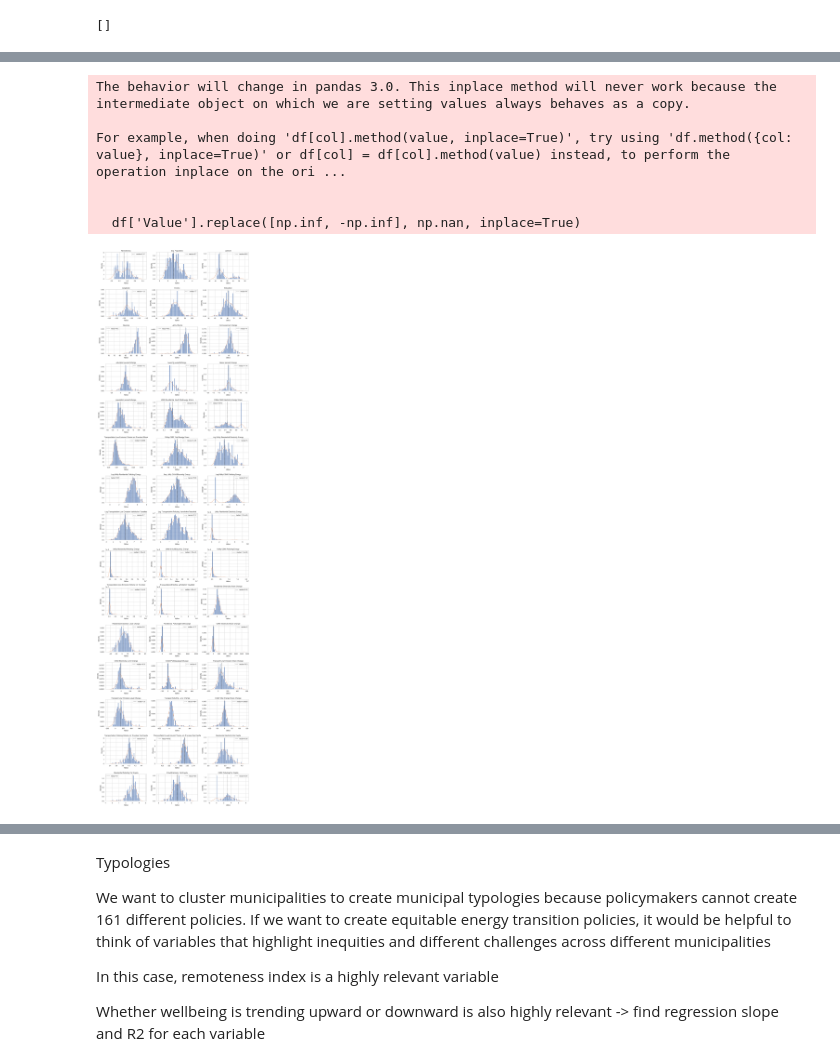
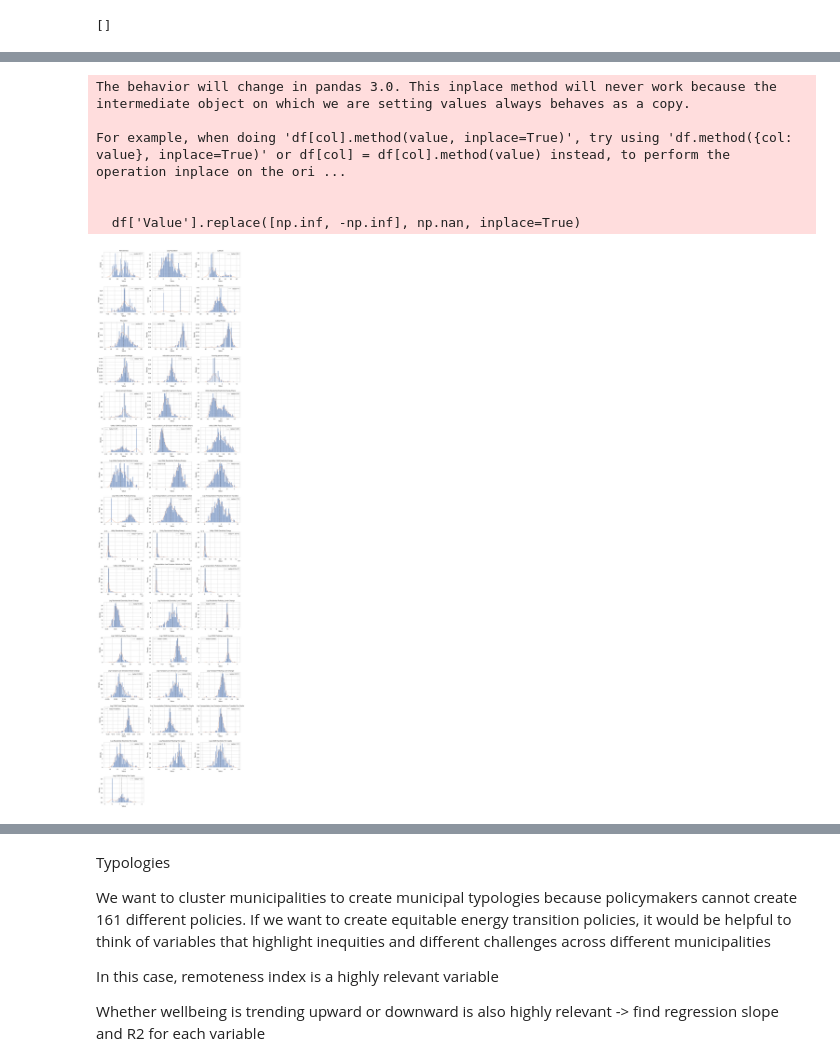
Before and after one commit to AloysioCamposDaPaz/ClusteringForTargetingPolicies, a Jupyter notebook: notebooks/v2_thesis_municipal_energy_transitions_time_series.ipynb, the cells around one changed output, grey strips where cells are left out. Saved outputs shown, nothing was run; the diff lists cells and outputs as text; code cells hidden in the pictures.

```diff
--- a/notebooks/v2_thesis_municipal_energy_transitions_time_series.ipynb
+++ b/notebooks/v2_thesis_municipal_energy_transitions_time_series.ipynb
@@ -125,7 +125,7 @@ Indigenous= ["Sechelt IGD", "Sechelt Ind Gov Dist (Part-Powell River)", "Sechelt
 
 #four_std_dev_outliers = ["Warfield", "Elkford", "Burns Lake", "Kaslo", "Telkwa", "Highlands", "Invermere", "Squamish", "Burnaby"]
 
-outliers_clustering = ["Comox", "Elkford", "Powell River"]
+#outliers_clustering = ["Comox", "Elkford", "Powell River"]
 
 population_below_250 = ["Hazelton", "Lytton", "Silverton", "Wells", "Zeballos", "Tahsis"]
 
@@ -137,7 +137,7 @@ exclusions_list = (list_of_unincorporated_areas
                                                   + not_in_2006_cwb
                                                   + population_below_250
                                                   + Indigenous
-                                                  + outliers_clustering
+                                                  #+ outliers_clustering
                                                   #+ four_std_dev_outliers
                                                   )
 
@@ -1600,7 +1600,7 @@ for metric, per_capita_metric in per_capita_utility_metrics:
     wide_utility = tidy_utility_energy_complete_filled[tidy_utility_energy_complete_filled['Metric'] == metric].pivot_table(
         index='Municipality_Name', columns='Year', values='Value'
         )
-    per_capita = np.log(((wide_utility[2021]) / wide_pop[2021])+1)
+    per_capita = np.log10(((wide_utility[2021]) / wide_pop[2021])+1)
     for mun, val in per_capita[per_capita.notna()].items():
         per_capita_rows.append({'Municipality_Name': mun, 'Year': 2021, 'Metric': per_capita_metric, 'Value': val, 'Unit': 'per_capita'})
 
@@ -1640,6 +1640,8 @@ Remoteness tidy data loaded
 # %%
 # open latitude, longitude data
 tidy_latlong = pd.read_csv(os.path.join('..','data','processed','gazeteer_final_tidy.csv'))
+# %%
+tidy_climate_action = pd.read_csv(os.path.join('..','data','processed','tidy_climate_action_plans_matched.csv'))
 # %%
 # Combine all tidy data
 tidy_all_data = pd.concat([
@@ -1654,7 +1656,8 @@ tidy_all_data = pd.concat([
     tidy_energy_and_transport_changes, # Energy and transport levels and shares % changes
     tidy_remoteness, # Remoteness index
     tidy_latlong, # Latitude and longitude data
-    tidy_transport_utility_energy_per_capita
+    tidy_transport_utility_energy_per_capita,
+    tidy_climate_action
 ], ignore_index=True)
 
 tidy_all_data.to_csv(os.path.join("..", "data", "processed", "tidy_all_metrics.csv"), index=False)
@@ -1724,6 +1727,7 @@ features_to_use = [
     'Log_Population',
     'Latitude',
     'Longitude',
+    'Climate_Action_Plan',
 
     # Wellbeing baseline
     'Income', 'Education', 'Housing', 'Labour_Force', #'CWB',
@@ -1759,27 +1763,27 @@ features_to_use = [
 
 
     # Energy transition trajectories
-    'Residential_Electricity_Share_Change',
-    'Residential_Electricity_Level_Change',
-    'Residential_Polluting_Level_Change',
-    'CSMI_Electricity_Share_Change',
-    'CSMI_Electricity_Level_Change',
-    'CSMI_Polluting_Level_Change',
-    'Transport_Low_Emission_Share_Change',
-    'Transport_Low_Emission_Level_Change',
-    'Transport_Polluting_Level_Change',
+    'Log_Residential_Electricity_Share_Change',
+    'Log_Residential_Electricity_Level_Change',
+    'Log_Residential_Polluting_Level_Change',
+    'Log_CSMI_Electricity_Share_Change',
+    'Log_CSMI_Electricity_Level_Change',
+    'Log_CSMI_Polluting_Level_Change',
+    'Log_Transport_Low_Emission_Share_Change',
+    'Log_Transport_Low_Emission_Level_Change',
+    'Log_Transport_Polluting_Level_Change',
 
     # Economic transition trajectories
-    'CSMI_Total_Energy_Share_Change',
+    'Log_CSMI_Total_Energy_Share_Change',
 
     # Per capita values
-    'Transportation_Polluting_Vehicle_km_Travelled_Per_Capita',
-    'Transportation_Low_Emission_Vehicle_km_Travelled_Per_Capita',
+    'Log_Transportation_Polluting_Vehicle_km_Travelled_Per_Capita',
+    'Log_Transportation_Low_Emission_Vehicle_km_Travelled_Per_Capita',
 
-    'Residential_Electricity_Per_Capita',
-    'Residential_Polluting_Per_Capita',
-    'CSMI_Electricity_Per_Capita',
-    'CSMI_Polluting_Per_Capita'
+    'Log_Residential_Electricity_Per_Capita',
+    'Log_Residential_Polluting_Per_Capita',
+    'Log_CSMI_Electricity_Per_Capita',
+    'Log_CSMI_Polluting_Per_Capita'
 ]
 
 # Keep only rows for the change metrics requested
@@ -1809,31 +1813,31 @@ for ax, metric in zip(axes, features_to_use):
     try:
         sns.kdeplot(vals, ax=ax, color='C1', lw=1)
     except Exception:
         pass
 
     # annotate some summary stats
     med = vals.median()
     mean = vals.mean()
     q1, q3 = vals.quantile([0.25, 0.75])
     ax.axvline(med, color='k', linestyle='--', lw=1, label=f'median={med:.3g}')
     ax.set_title(metric.replace('_', ' '))
     ax.legend(fontsize='small')
 
 # hide unused axes
 for i in range(n, len(axes)):
     axes[i].axis('off')
 
 plt.tight_layout()
 # optional: save figure
 #out_path = 'reports/figures/change_metrics_histograms.png'
 #plt.savefig(out_path, dpi=200, bbox_inches='tight')
 #print(f"Saved histogram figure to: {out_path}")
 plt.show()
 # %% [output]
 The behavior will change in pandas 3.0. This inplace method will never work because the intermediate object on which we are setting values always behaves as a copy.
 
 For example, when doing 'df[col].method(value, inplace=True)', try using 'df.method({col: value}, inplace=True)' or df[col] = df[col].method(value) instead, to perform the operation inplace on the ori ...
 
 
   df['Value'].replace([np.inf, -np.inf], np.nan, inplace=True)
-[figure, old version]
+[figure, new version]
```
Also changed, not shown: parts of 27 cells of this notebook, 24 other files.
